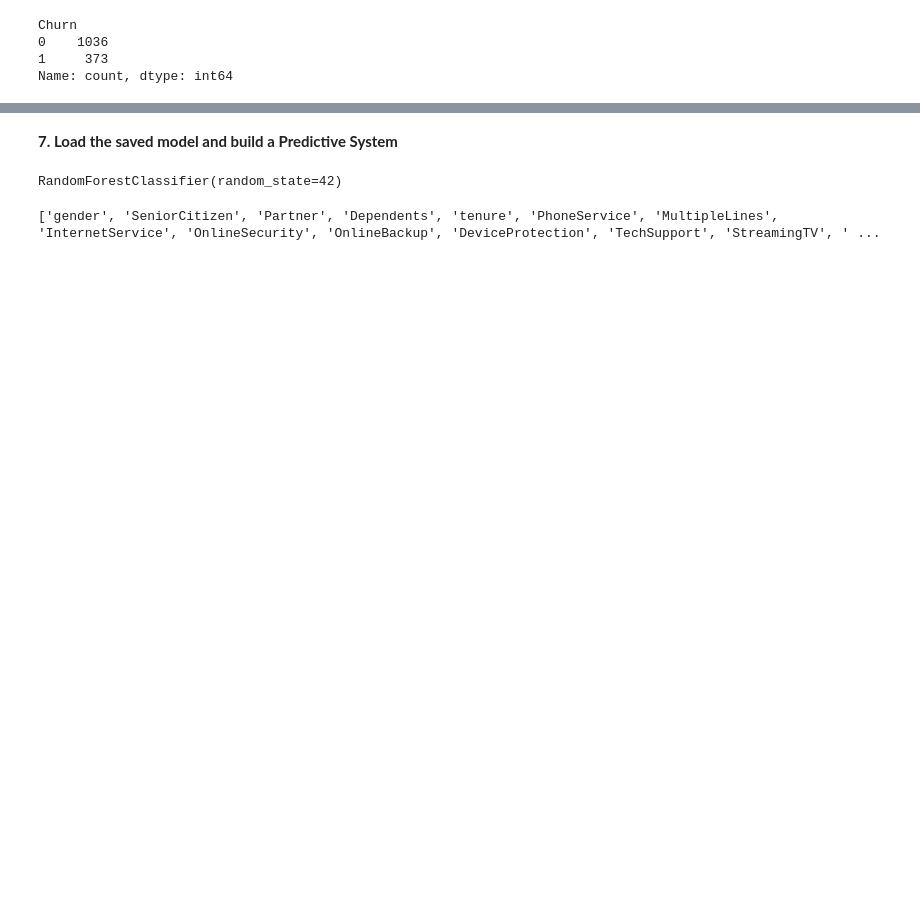
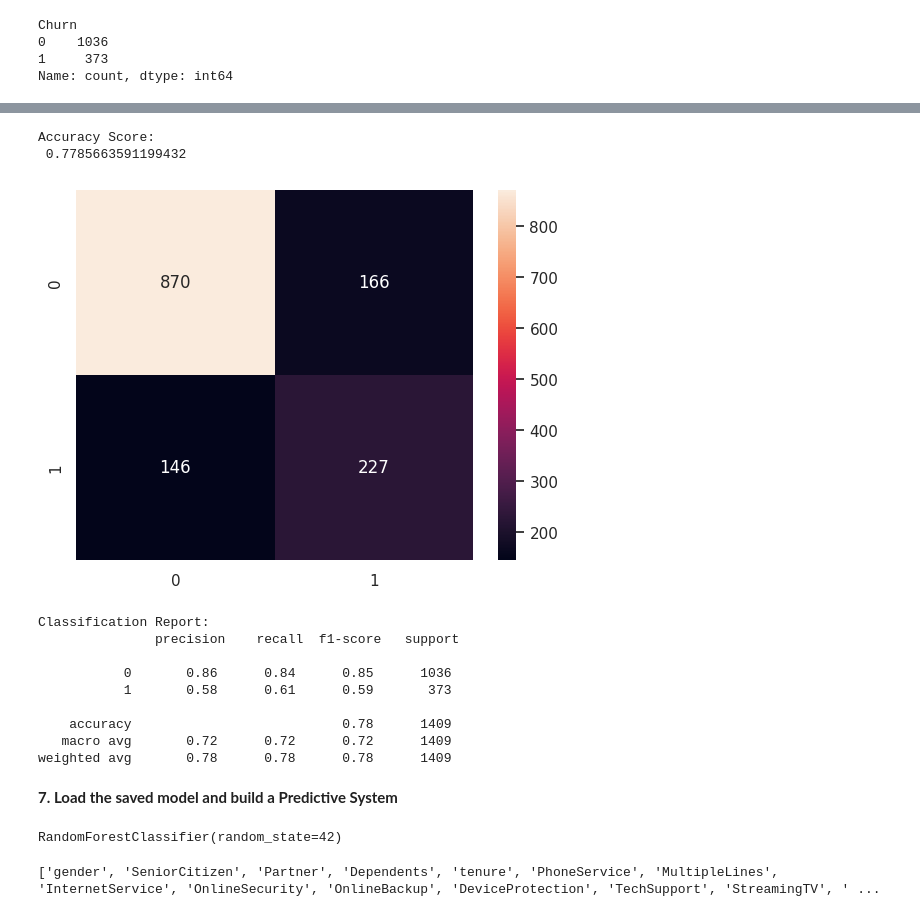
Before and after one commit to erandime/Customer-Churn-Prediction, a Jupyter notebook: Customer_Churn_Prediction.ipynb, the cells around one changed output, grey strips where cells are left out. Saved outputs shown, nothing was run; the diff lists cells and outputs as text; code cells hidden in the pictures; blank space fills up the shorter version.

```diff
--- a/Customer_Churn_Prediction.ipynb
+++ b/Customer_Churn_Prediction.ipynb
@@ -805,3 +875,27 @@ weighted avg       0.78      0.78      0.78      1409
+# %%
+xgbc = XGBClassifier(random_state=42)
+xgbc.fit(X_train_smote, y_train_smote)
+
+# evaluate on test data
+y_test_pred = xgbc.predict(X_test)
+
+print("Accuracy Score:\n", accuracy_score(y_test, y_test_pred))
+sns.heatmap(confusion_matrix(y_test, y_test_pred), annot=True, fmt="d")
+plt.show()
+print("Classification Report:\n", classification_report(y_test, y_test_pred))
+# %% [output]
+Accuracy Score:
+ 0.7785663591199432
+[figure, added]
+Classification Report:
+               precision    recall  f1-score   support
+
+           0       0.86      0.84      0.85      1036
+           1       0.58      0.61      0.59       373
+
+    accuracy                           0.78      1409
+   macro avg       0.72      0.72      0.72      1409
+weighted avg       0.78      0.78      0.78      1409
 # %%
 # save the trained model as a pickle file
 model_data = {"model": rfc, "features_names": X.columns.tolist()}
```
Also changed, not shown: parts of 24 cells of this notebook.
